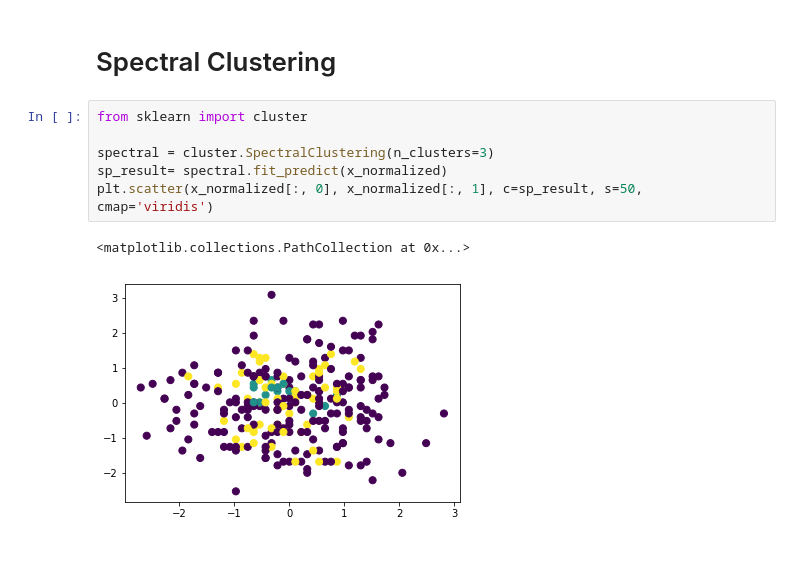
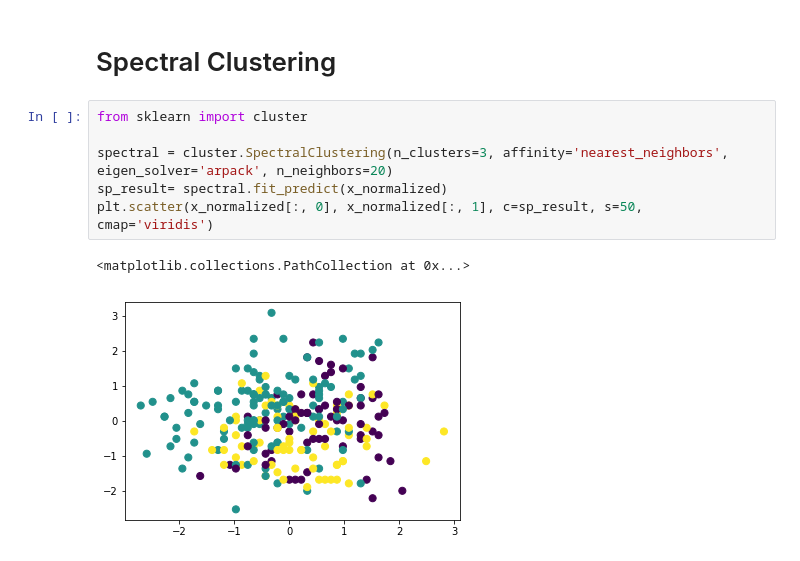
Before and after one commit to NoRoboto/jupyter-notebooks, a Jupyter notebook: estadistica/expo/Support-Kmeans-Spectral-Clustering.ipynb, the cells around one changed output. Saved outputs shown, nothing was run; the diff lists cells and outputs as text.

Commit message:
Added affinity

```diff
--- a/estadistica/expo/Support-Kmeans-Spectral-Clustering.ipynb
+++ b/estadistica/expo/Support-Kmeans-Spectral-Clustering.ipynb
@@ -136,9 +136,9 @@ old_df.iloc[[246, 114, 1244, 132, 473]]
 # %%
 from sklearn import cluster
 
-spectral = cluster.SpectralClustering(n_clusters=3)
+spectral = cluster.SpectralClustering(n_clusters=3, affinity='nearest_neighbors', eigen_solver='arpack', n_neighbors=20)
 sp_result= spectral.fit_predict(x_normalized)
 plt.scatter(x_normalized[:, 0], x_normalized[:, 1], c=sp_result, s=50, cmap='viridis')
 # %% [output]
 <matplotlib.collections.PathCollection at 0x...>
-[figure, old version]
+[figure, new version]
```
Also changed, not shown: 1 other file.
